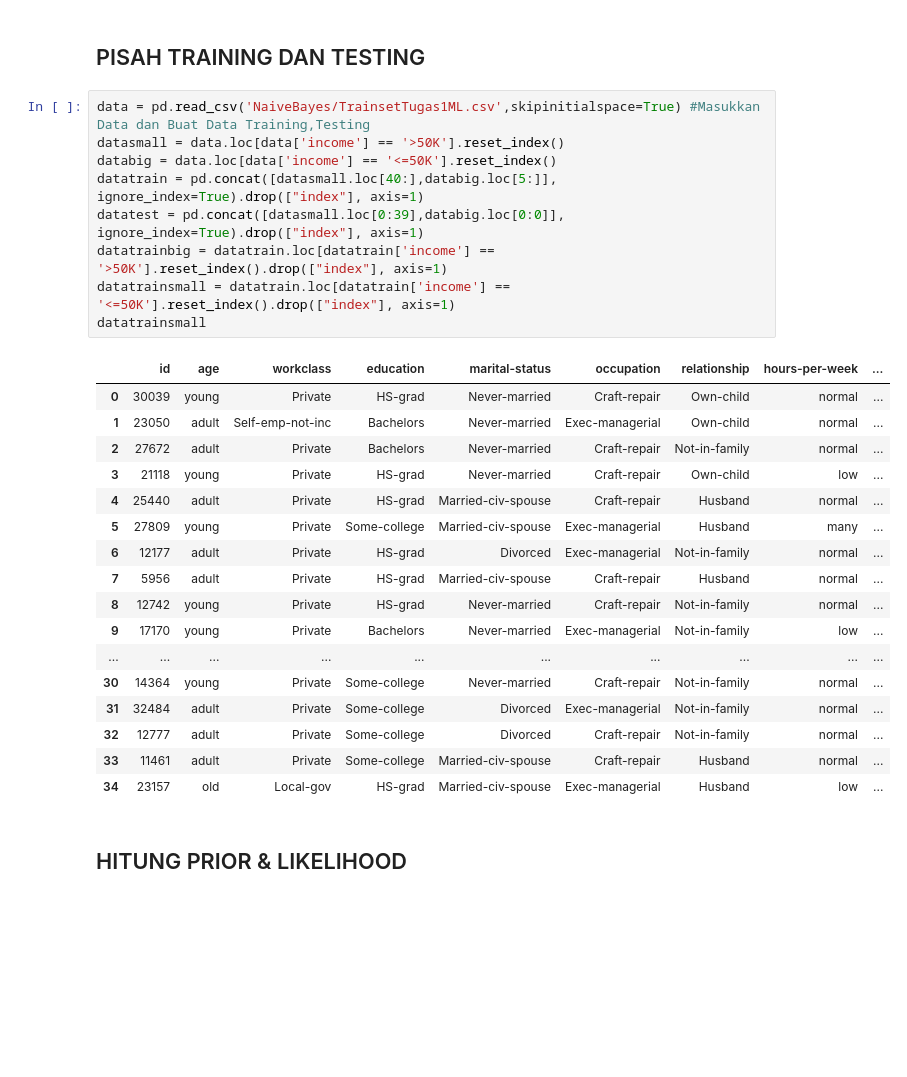
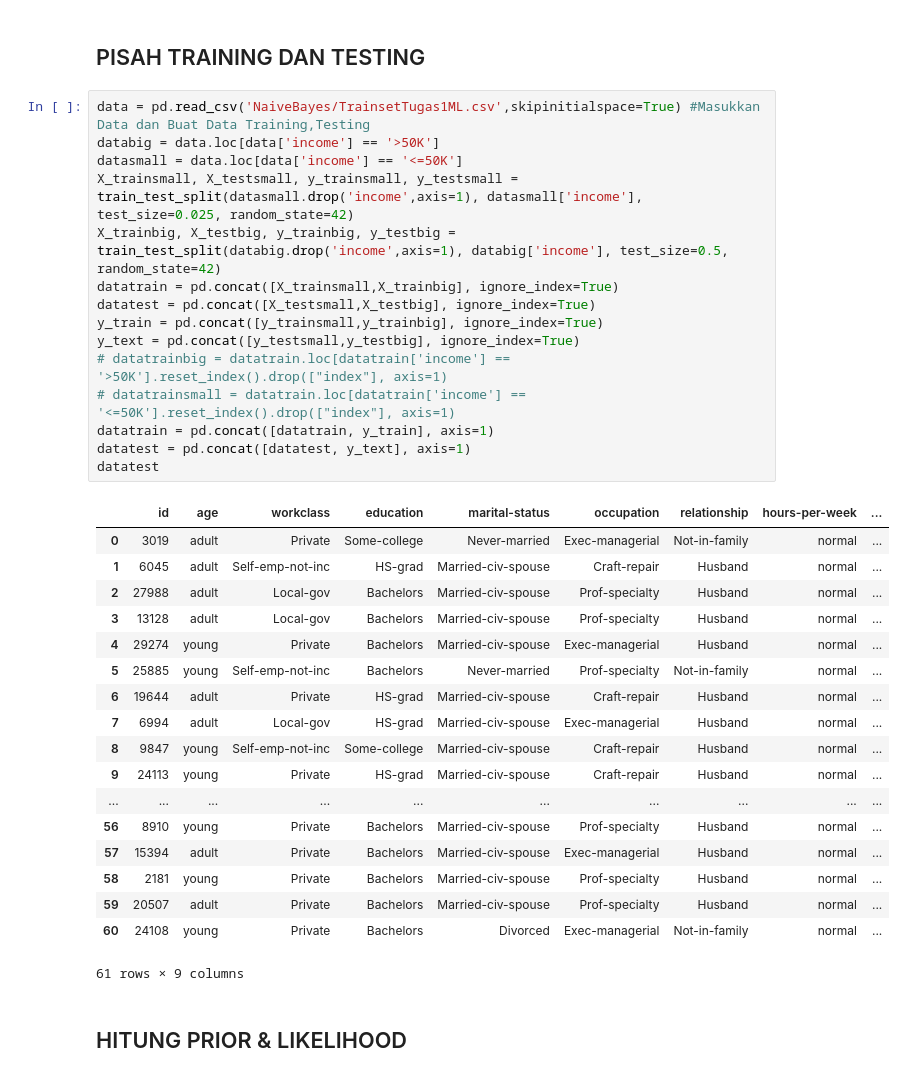
Before and after one commit to rizkiar00/Fuzzy-Logic, a Jupyter notebook: NaiveBayes.ipynb, the cells around one changed output. Drawn from its saved outputs; the diff is of its cells as text; blank space fills up the shorter version.

```diff
--- a/NaiveBayes.ipynb
+++ b/NaiveBayes.ipynb
@@ -23,31 +18,38 @@ Unpacking objects: 100% (21/21), done.
 ## PISAH TRAINING DAN TESTING
 # %%
 data = pd.read_csv('NaiveBayes/TrainsetTugas1ML.csv',skipinitialspace=True) #Masukkan Data dan Buat Data Training,Testing
-datasmall = data.loc[data['income'] == '>50K'].reset_index()
-databig = data.loc[data['income'] == '<=50K'].reset_index()
-datatrain = pd.concat([datasmall.loc[40:],databig.loc[5:]], ignore_index=True).drop(["index"], axis=1)
-datatest = pd.concat([datasmall.loc[0:39],databig.loc[0:0]], ignore_index=True).drop(["index"], axis=1)
-datatrainbig = datatrain.loc[datatrain['income'] == '>50K'].reset_index().drop(["index"], axis=1)
-datatrainsmall = datatrain.loc[datatrain['income'] == '<=50K'].reset_index().drop(["index"], axis=1)
-datatrainsmall
+databig = data.loc[data['income'] == '>50K']
+datasmall = data.loc[data['income'] == '<=50K']
+X_trainsmall, X_testsmall, y_trainsmall, y_testsmall = train_test_split(datasmall.drop('income',axis=1), datasmall['income'], test_size=0.025, random_state=42)
+X_trainbig, X_testbig, y_trainbig, y_testbig = train_test_split(databig.drop('income',axis=1), databig['income'], test_size=0.5, random_state=42)
+datatrain = pd.concat([X_trainsmall,X_trainbig], ignore_index=True)
+datatest = pd.concat([X_testsmall,X_testbig], ignore_index=True)
+y_train = pd.concat([y_trainsmall,y_trainbig], ignore_index=True)
+y_text = pd.concat([y_testsmall,y_testbig], ignore_index=True)
+# datatrainbig = datatrain.loc[datatrain['income'] == '>50K'].reset_index().drop(["index"], axis=1)
+# datatrainsmall = datatrain.loc[datatrain['income'] == '<=50K'].reset_index().drop(["index"], axis=1)
+datatrain = pd.concat([datatrain, y_train], axis=1)
+datatest = pd.concat([datatest, y_text], axis=1)
+datatest
 # %% [output]
 |  | id | age | workclass | education | marital-status | occupation | relationship | hours-per-week | ... |
-| 0 | 30039 | young | Private | HS-grad | Never-married | Craft-repair | Own-child | normal | ... |
-| 1 | 23050 | adult | Self-emp-not-inc | Bachelors | Never-married | Exec-managerial | Own-child | normal | ... |
-| 2 | 27672 | adult | Private | Bachelors | Never-married | Craft-repair | Not-in-family | normal | ... |
-| 3 | 21118 | young | Private | HS-grad | Never-married | Craft-repair | Own-child | low | ... |
-| 4 | 25440 | adult | Private | HS-grad | Married-civ-spouse | Craft-repair | Husband | normal | ... |
-| 5 | 27809 | young | Private | Some-college | Married-civ-spouse | Exec-managerial | Husband | many | ... |
-| 6 | 12177 | adult | Private | HS-grad | Divorced | Exec-managerial | Not-in-family | normal | ... |
-| 7 | 5956 | adult | Private | HS-grad | Married-civ-spouse | Craft-repair | Husband | normal | ... |
-| 8 | 12742 | young | Private | HS-grad | Never-married | Craft-repair | Not-in-family | normal | ... |
-| 9 | 17170 | young | Private | Bachelors | Never-married | Exec-managerial | Not-in-family | low | ... |
+| 0 | 3019 | adult | Private | Some-college | Never-married | Exec-managerial | Not-in-family | normal | ... |
+| 1 | 6045 | adult | Self-emp-not-inc | HS-grad | Married-civ-spouse | Craft-repair | Husband | normal | ... |
+| 2 | 27988 | adult | Local-gov | Bachelors | Married-civ-spouse | Prof-specialty | Husband | normal | ... |
+| 3 | 13128 | adult | Local-gov | Bachelors | Married-civ-spouse | Prof-specialty | Husband | normal | ... |
+| 4 | 29274 | young | Private | Bachelors | Married-civ-spouse | Exec-managerial | Husband | normal | ... |
+| 5 | 25885 | young | Self-emp-not-inc | Bachelors | Never-married | Prof-specialty | Not-in-family | normal | ... |
+| 6 | 19644 | adult | Private | HS-grad | Married-civ-spouse | Craft-repair | Husband | normal | ... |
+| 7 | 6994 | adult | Local-gov | HS-grad | Married-civ-spouse | Exec-managerial | Husband | normal | ... |
+| 8 | 9847 | young | Self-emp-not-inc | Some-college | Married-civ-spouse | Craft-repair | Husband | normal | ... |
+| 9 | 24113 | young | Private | HS-grad | Married-civ-spouse | Craft-repair | Husband | normal | ... |
 | ... | ... | ... | ... | ... | ... | ... | ... | ... | ... |
-| 30 | 14364 | young | Private | Some-college | Never-married | Craft-repair | Not-in-family | normal | ... |
-| 31 | 32484 | adult | Private | Some-college | Divorced | Exec-managerial | Not-in-family | normal | ... |
-| 32 | 12777 | adult | Private | Some-college | Divorced | Craft-repair | Not-in-family | normal | ... |
-| 33 | 11461 | adult | Private | Some-college | Married-civ-spouse | Craft-repair | Husband | normal | ... |
-| 34 | 23157 | old | Local-gov | HS-grad | Married-civ-spouse | Exec-managerial | Husband | low | ... |
+| 56 | 8910 | young | Private | Bachelors | Married-civ-spouse | Prof-specialty | Husband | normal | ... |
+| 57 | 15394 | adult | Private | Bachelors | Married-civ-spouse | Exec-managerial | Husband | normal | ... |
+| 58 | 2181 | young | Private | Bachelors | Married-civ-spouse | Prof-specialty | Husband | normal | ... |
+| 59 | 20507 | adult | Private | Bachelors | Married-civ-spouse | Prof-specialty | Husband | normal | ... |
+| 60 | 24108 | young | Private | Bachelors | Divorced | Exec-managerial | Not-in-family | normal | ... |
+61 rows × 9 columns
 # %% [markdown]
 ## HITUNG PRIOR & LIKELIHOOD
 # %%
```
Also changed, not shown: parts of 7 cells of this notebook.
